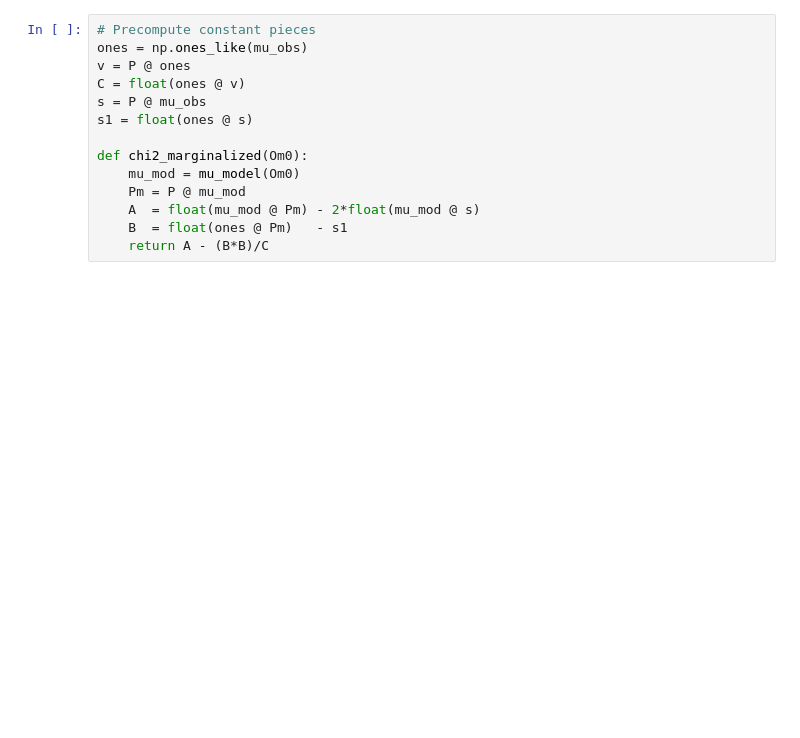
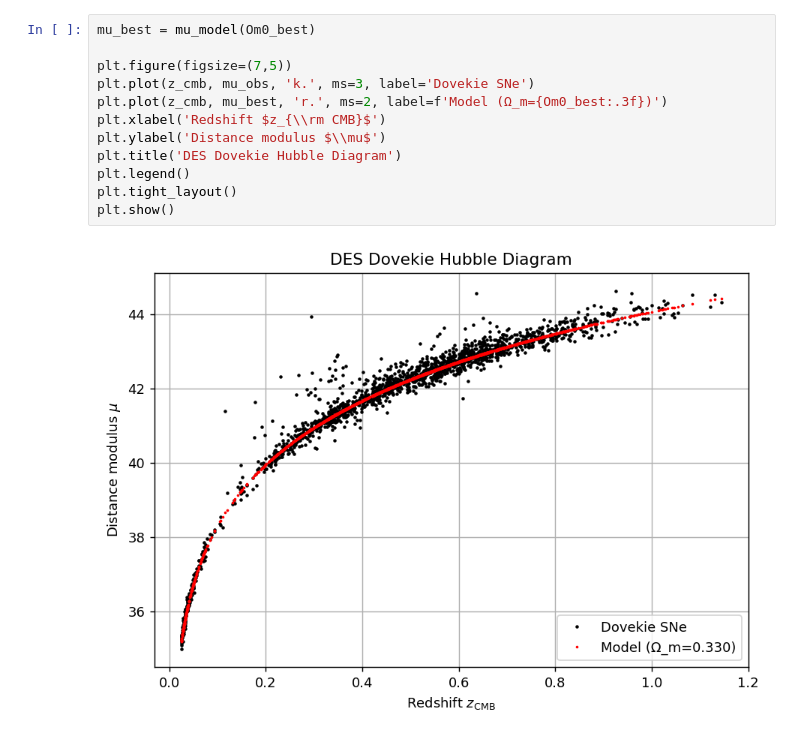
Before and after one commit to ShBrady/MSc-Thesis, a Jupyter notebook: CODE.ipynb, the cells around one changed output. Cells and saved outputs as stored; diff of their text form; blank space fills up the shorter version.

```diff
--- a/CODE.ipynb
+++ b/CODE.ipynb
@@ -50,15 +152,15 @@ def mu_model(Om0):
 # %%
-# Precompute constant pieces
-ones = np.ones_like(mu_obs)
-v = P @ ones
-C = float(ones @ v)
-s = P @ mu_obs
-s1 = float(ones @ s)
+mu_best = mu_model(Om0_best)
 
-def chi2_marginalized(Om0):
-    mu_mod = mu_model(Om0)
-    Pm = P @ mu_mod
-    A  = float(mu_mod @ Pm) - 2*float(mu_mod @ s)
-    B  = float(ones @ Pm)   - s1
-    return A - (B*B)/C
+plt.figure(figsize=(7,5))
+plt.plot(z_cmb, mu_obs, 'k.', ms=3, label='Dovekie SNe')
+plt.plot(z_cmb, mu_best, 'r.', ms=2, label=f'Model (Ω_m={Om0_best:.3f})')
+plt.xlabel('Redshift $z_{\\rm CMB}$')
+plt.ylabel('Distance modulus $\\mu$')
+plt.title('DES Dovekie Hubble Diagram')
+plt.legend()
+plt.tight_layout()
+plt.show()
+# %% [output]
+[figure, added]
 # %%
```
Also changed, not shown: parts of 14 cells of this notebook.
